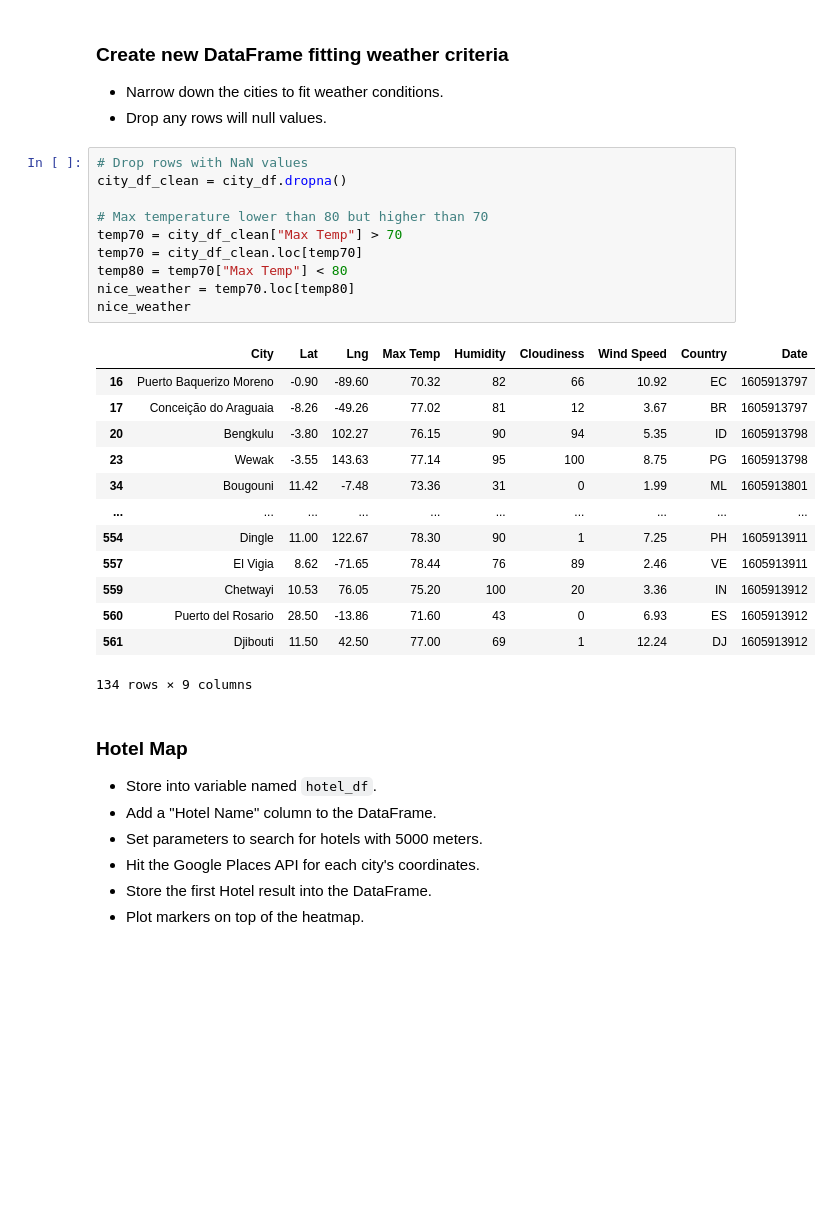
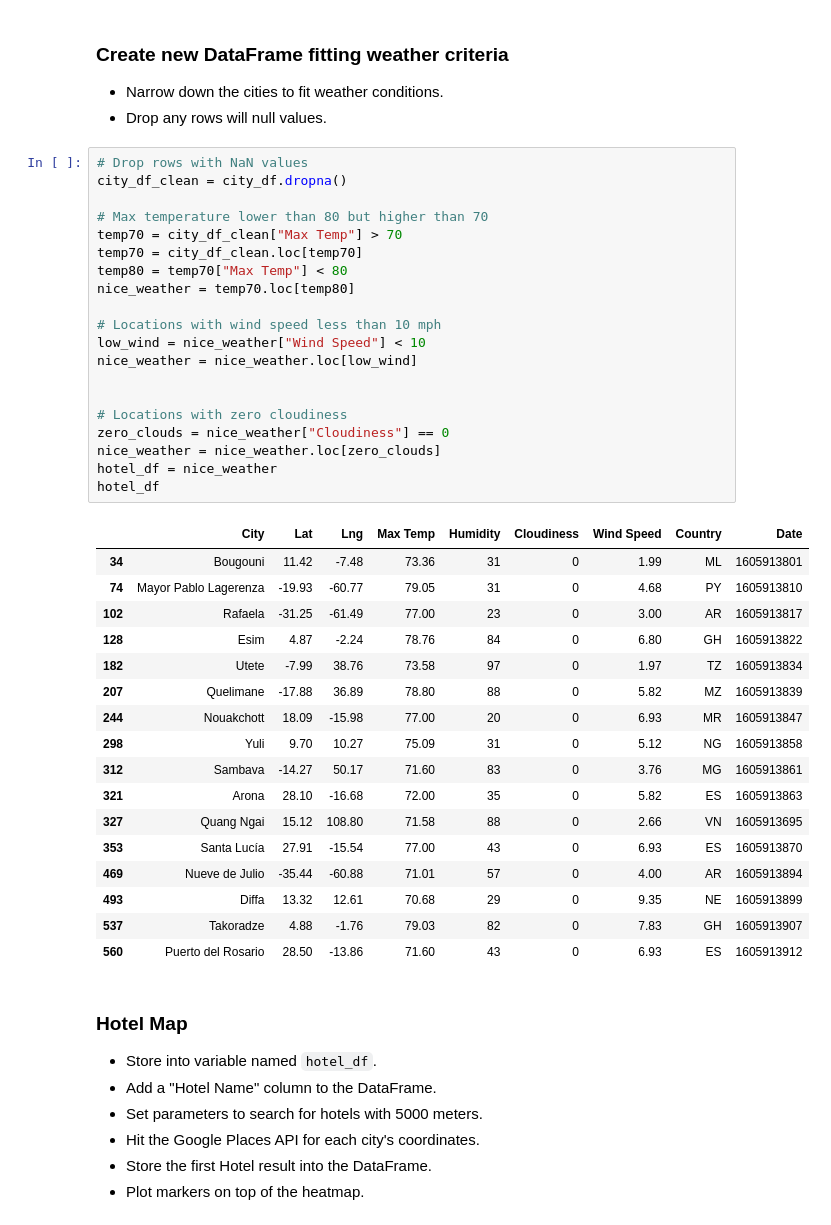
Before and after one commit to jacance/python-api-challenge, a Jupyter notebook: VacationPy/VacationPy.ipynb, the cells around one changed output. Saved outputs shown, nothing was run; the diff lists cells and outputs as text; blank space fills up the shorter version.

Commit message:
weather filters moved up before places script. new screenshot of marker plot

```diff
--- a/VacationPy/VacationPy.ipynb
+++ b/VacationPy/VacationPy.ipynb
@@ -73,27 +73,41 @@ fig
 # %%
 # Drop rows with NaN values
 city_df_clean = city_df.dropna()
 
 # Max temperature lower than 80 but higher than 70
 temp70 = city_df_clean["Max Temp"] > 70
 temp70 = city_df_clean.loc[temp70]
 temp80 = temp70["Max Temp"] < 80
 nice_weather = temp70.loc[temp80]
-nice_weather
+
+# Locations with wind speed less than 10 mph
+low_wind = nice_weather["Wind Speed"] < 10
+nice_weather = nice_weather.loc[low_wind]
+
+
+# Locations with zero cloudiness
+zero_clouds = nice_weather["Cloudiness"] == 0
+nice_weather = nice_weather.loc[zero_clouds]
+hotel_df = nice_weather
+hotel_df
 # %% [output]
 |  | City | Lat | Lng | Max Temp | Humidity | Cloudiness | Wind Speed | Country | Date |
-| 16 | Puerto Baquerizo Moreno | -0.90 | -89.60 | 70.32 | 82 | 66 | 10.92 | EC | 1605913797 |
-| 17 | Conceição do Araguaia | -8.26 | -49.26 | 77.02 | 81 | 12 | 3.67 | BR | 1605913797 |
-| 20 | Bengkulu | -3.80 | 102.27 | 76.15 | 90 | 94 | 5.35 | ID | 1605913798 |
-| 23 | Wewak | -3.55 | 143.63 | 77.14 | 95 | 100 | 8.75 | PG | 1605913798 |
 | 34 | Bougouni | 11.42 | -7.48 | 73.36 | 31 | 0 | 1.99 | ML | 1605913801 |
-| ... | ... | ... | ... | ... | ... | ... | ... | ... | ... |
-| 554 | Dingle | 11.00 | 122.67 | 78.30 | 90 | 1 | 7.25 | PH | 1605913911 |
-| 557 | El Vigia | 8.62 | -71.65 | 78.44 | 76 | 89 | 2.46 | VE | 1605913911 |
-| 559 | Chetwayi | 10.53 | 76.05 | 75.20 | 100 | 20 | 3.36 | IN | 1605913912 |
+| 74 | Mayor Pablo Lagerenza | -19.93 | -60.77 | 79.05 | 31 | 0 | 4.68 | PY | 1605913810 |
+| 102 | Rafaela | -31.25 | -61.49 | 77.00 | 23 | 0 | 3.00 | AR | 1605913817 |
+| 128 | Esim | 4.87 | -2.24 | 78.76 | 84 | 0 | 6.80 | GH | 1605913822 |
+| 182 | Utete | -7.99 | 38.76 | 73.58 | 97 | 0 | 1.97 | TZ | 1605913834 |
+| 207 | Quelimane | -17.88 | 36.89 | 78.80 | 88 | 0 | 5.82 | MZ | 1605913839 |
+| 244 | Nouakchott | 18.09 | -15.98 | 77.00 | 20 | 0 | 6.93 | MR | 1605913847 |
+| 298 | Yuli | 9.70 | 10.27 | 75.09 | 31 | 0 | 5.12 | NG | 1605913858 |
+| 312 | Sambava | -14.27 | 50.17 | 71.60 | 83 | 0 | 3.76 | MG | 1605913861 |
+| 321 | Arona | 28.10 | -16.68 | 72.00 | 35 | 0 | 5.82 | ES | 1605913863 |
+| 327 | Quang Ngai | 15.12 | 108.80 | 71.58 | 88 | 0 | 2.66 | VN | 1605913695 |
+| 353 | Santa Lucía | 27.91 | -15.54 | 77.00 | 43 | 0 | 6.93 | ES | 1605913870 |
+| 469 | Nueve de Julio | -35.44 | -60.88 | 71.01 | 57 | 0 | 4.00 | AR | 1605913894 |
+| 493 | Diffa | 13.32 | 12.61 | 70.68 | 29 | 0 | 9.35 | NE | 1605913899 |
+| 537 | Takoradze | 4.88 | -1.76 | 79.03 | 82 | 0 | 7.83 | GH | 1605913907 |
 | 560 | Puerto del Rosario | 28.50 | -13.86 | 71.60 | 43 | 0 | 6.93 | ES | 1605913912 |
-| 561 | Djibouti | 11.50 | 42.50 | 77.00 | 69 | 1 | 12.24 | DJ | 1605913912 |
-134 rows × 9 columns
 # %% [markdown]
 ### Hotel Map
 * Store into variable named `hotel_df`.
```
Also changed, not shown: parts of 6 cells of this notebook, 19 other files.
